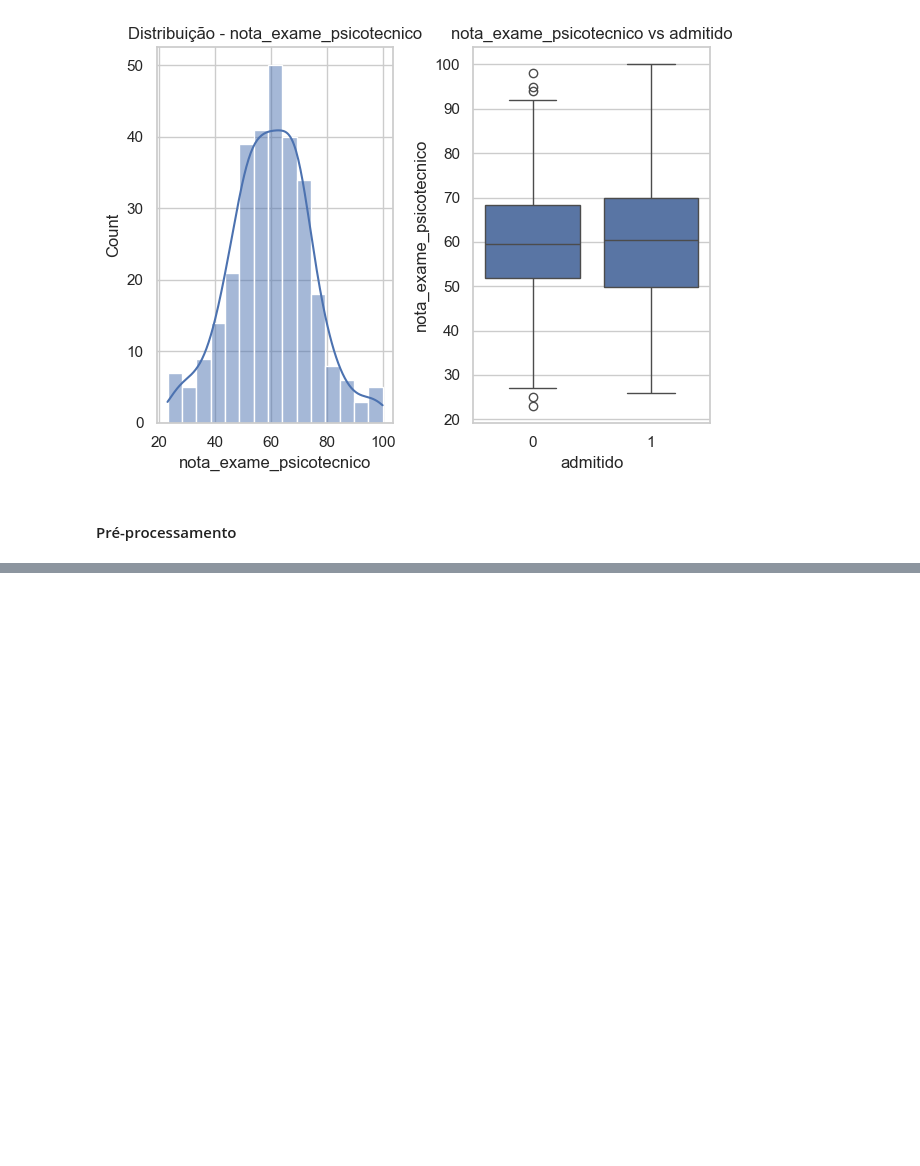
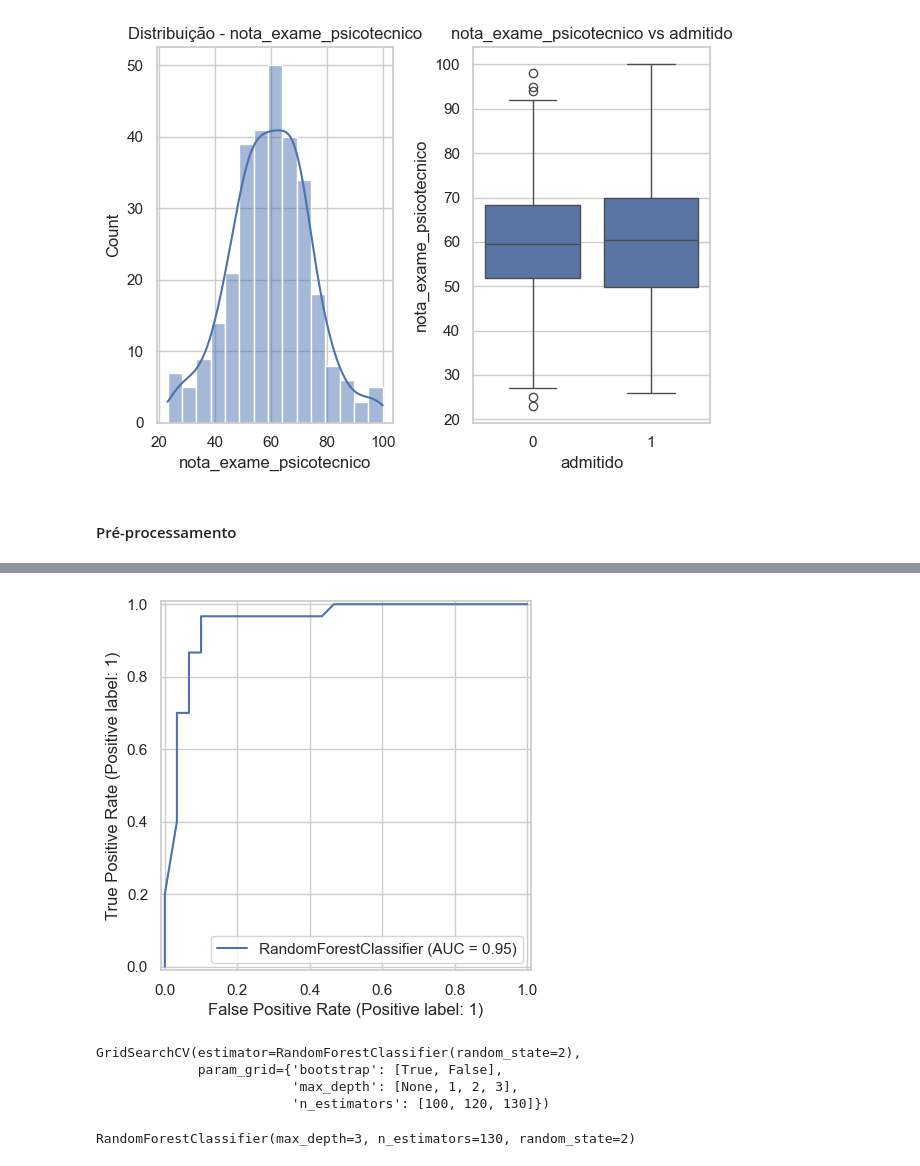
Before and after one commit to lmonferrari/psychic-broccoli, a Jupyter notebook: model.ipynb, the cells around one changed output, grey strips where cells are left out. Saved outputs shown, nothing was run; the diff lists cells and outputs as text; code cells hidden in the pictures; blank space fills up the shorter version.

```diff
--- a/model.ipynb
+++ b/model.ipynb
@@ -120,0 +171,9 @@ pickle.dump(scaler, open(os.path.join(BASEDIR, "artifacts", "scaler.pkl"), "wb")
+# %%
+model_rf = RandomForestClassifier(random_state=2)
+
+model_rf.fit(X_train_scaled, y_train)
+predicted = model_rf.predict(X_test_scaled)
+
+
+print("accuracy: ", accuracy_score(y_test, predicted) * 100)
+print("classification report: \n", classification_report(y_test, predicted))
@@ -120,0 +191,21 @@ pickle.dump(scaler, open(os.path.join(BASEDIR, "artifacts", "scaler.pkl"), "wb")
+# %%
+RocCurveDisplay.from_estimator(model_rf, X_test_scaled, y_test)
+# %% [output]
+[figure, added]
+# %%
+params = {
+    "n_estimators": [100, 120, 130],
+    "max_depth": [None, 1, 2, 3],
+    "bootstrap": [True, False],
+}
+grid = GridSearchCV(model_rf, params)
+grid.fit(X_train_scaled, y_train)
+# %% [output]
+GridSearchCV(estimator=RandomForestClassifier(random_state=2),
+             param_grid={'bootstrap': [True, False],
+                         'max_depth': [None, 1, 2, 3],
+                         'n_estimators': [100, 120, 130]})
+# %%
+grid.best_estimator_
+# %% [output]
+RandomForestClassifier(max_depth=3, n_estimators=130, random_state=2)
```
Also changed, not shown: parts of 20 cells of this notebook, 1 other file.
